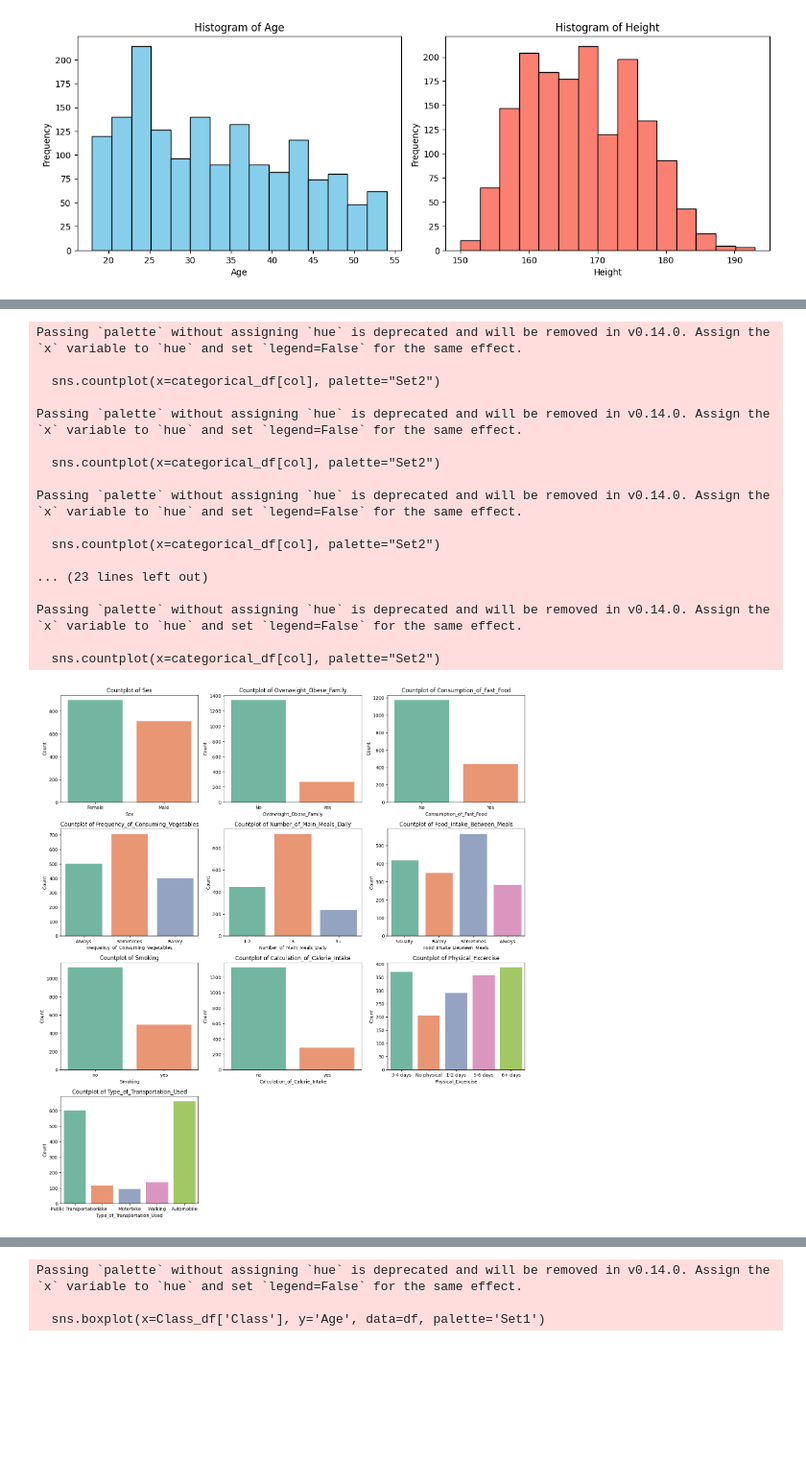
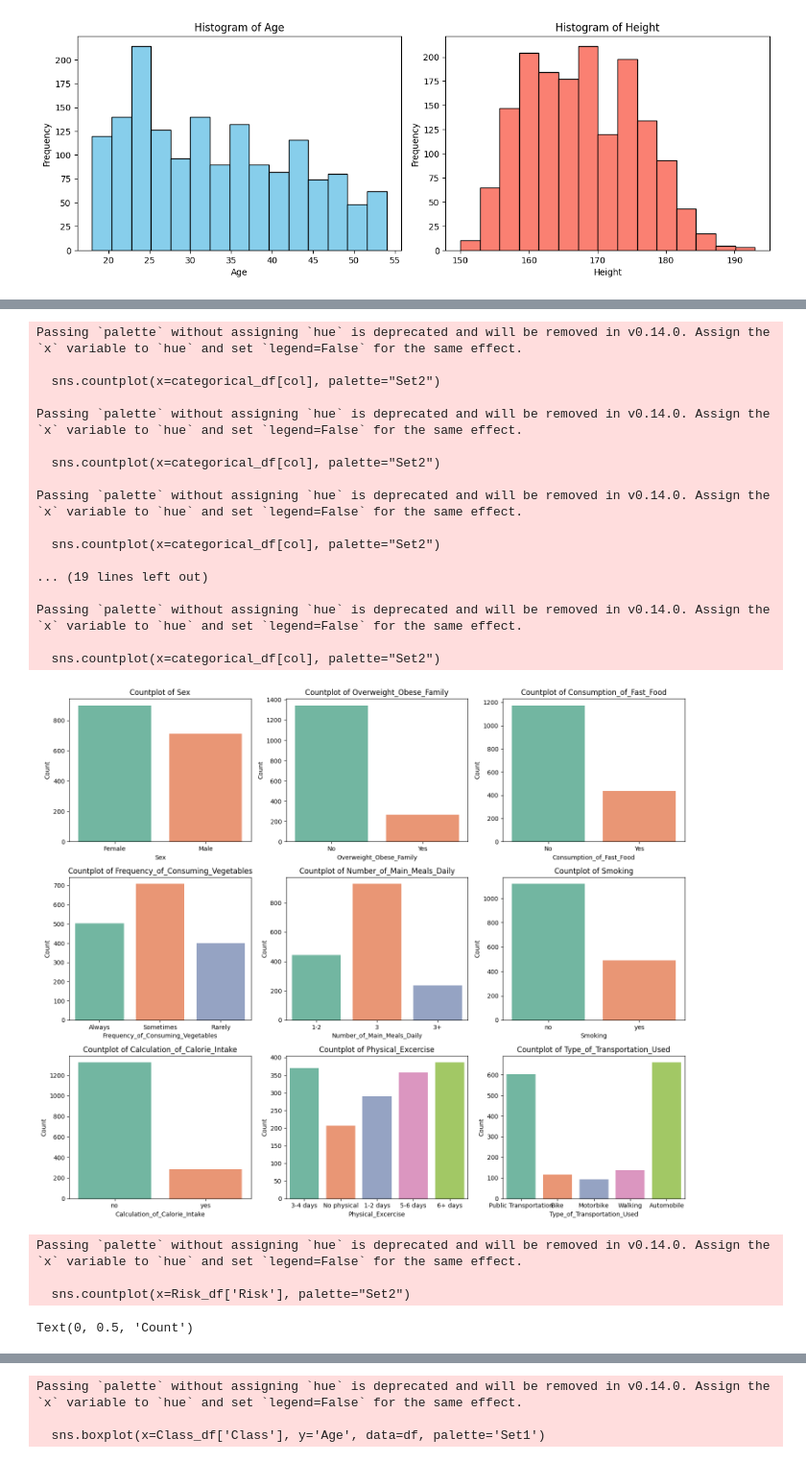
Before and after one commit to baobao1509/AI_4, a Jupyter notebook: code.ipynb, the cells around one changed output, grey strips where cells are left out. Shown at 96% size. Saved outputs shown, nothing was run; the diff lists cells and outputs as text; code cells hidden in the pictures; blank space fills up the shorter version.

```diff
--- a/code.ipynb
+++ b/code.ipynb
@@ -18,3 +18,33 @@ df.head()
 | 2 | 2 | 18 | 159 | 2 | 2 | 2 | ... |
 | 3 | 2 | 18 | 162 | 2 | 2 | 2 | ... |
 | 4 | 2 | 18 | 165 | 2 | 1 | 2 | ... |
+# %%
+import pandas as pd
+import numpy as np
+from scipy.stats import chi2_contingency
+df['Risk'] = df['Class'].apply(lambda x: 1 if x in [3, 4] else 0)
+
+def cramers_v(x, y):
+    confusion_matrix = pd.crosstab(x, y)
+    chi2 = chi2_contingency(confusion_matrix)[0]
+    n = confusion_matrix.sum().sum()
+    phi2 = chi2 / n
+    r, k = confusion_matrix.shape
+    phi2corr = max(0, phi2 - ((k-1)*(r-1)) / (n-1))  # correction for bias
+    rcorr = r - ((r-1)**2)/(n-1)
+    kcorr = k - ((k-1)**2)/(n-1)
+    return np.sqrt(phi2corr / min((kcorr-1), (rcorr-1)))
+
+categorical_cols = ['Sex', 'Overweight_Obese_Family', 'Consumption_of_Fast_Food',
+                    'Frequency_of_Consuming_Vegetables', 'Number_of_Main_Meals_Daily',
+                    'Food_Intake_Between_Meals', 'Smoking', 'Physical_Excercise',
+                    'Type_of_Transportation_Used','Liquid_Intake_Daily','Schedule_Dedicated_to_Technology','Calculation_of_Calorie_Intake']
+
+# Tính Cramér's V giữa từng biến categorical và biến Class
+results = {}
+for col in categorical_cols:
+    results[col] = cramers_v(df[col], df['Risk'])
+
+# In kết quả
+cramers_v_series = pd.Series(results).sort_values(ascending=False)
+print(cramers_v_series)
@@ -786,8 +573,7 @@ plt.show()
 # Định nghĩa lại biến categorical_columns sau khi reset môi trường
 categorical_columns = [
     'Sex', 'Overweight_Obese_Family', 'Consumption_of_Fast_Food',
-    'Frequency_of_Consuming_Vegetables', 'Number_of_Main_Meals_Daily',
-    'Food_Intake_Between_Meals', 'Smoking',
+    'Frequency_of_Consuming_Vegetables', 'Number_of_Main_Meals_Daily', 'Smoking',
     'Calculation_of_Calorie_Intake', 'Physical_Excercise', 'Type_of_Transportation_Used'
 ]
 
@@ -804,7 +590,6 @@ categorical_df['Overweight_Obese_Family'] = categorical_df['Overweight_Obese_Fam
 categorical_df['Consumption_of_Fast_Food'] = categorical_df['Consumption_of_Fast_Food'].map({1: 'Yes', 2: 'No'})
 categorical_df['Frequency_of_Consuming_Vegetables'] = categorical_df['Frequency_of_Consuming_Vegetables'].map({1: 'Rarely', 2: 'Sometimes', 3: 'Always'})
 categorical_df['Number_of_Main_Meals_Daily'] = categorical_df['Number_of_Main_Meals_Daily'].map({1: '1-2', 2: '3', 3: '3+'})
-categorical_df['Food_Intake_Between_Meals'] = categorical_df['Food_Intake_Between_Meals'].map({1: 'Rarely', 2: 'Sometimes', 3: 'Usually',4: 'Always'})
 categorical_df['Smoking'] = categorical_df['Smoking'].map({1: 'yes', 2: 'no'})
 categorical_df['Calculation_of_Calorie_Intake'] = categorical_df['Calculation_of_Calorie_Intake'].map({1: 'yes', 2: 'no'})
 categorical_df['Physical_Excercise'] = categorical_df['Physical_Excercise'].map({1: 'No physical', 2: '1-2 days', 3: '3-4 days',4:'5-6 days',5:'6+ days'})
@@ -838,39 +623,48 @@ See the caveats in the documentation: https://pandas.pydata.org/pandas-docs/stab
 # Danh sách các cột phân loại
 categorical_columns = [
     'Sex', 'Overweight_Obese_Family', 'Consumption_of_Fast_Food',
-    'Frequency_of_Consuming_Vegetables', 'Number_of_Main_Meals_Daily',
-    'Food_Intake_Between_Meals', 'Smoking',
+    'Frequency_of_Consuming_Vegetables', 'Number_of_Main_Meals_Daily','Smoking',
     'Calculation_of_Calorie_Intake', 'Physical_Excercise','Type_of_Transportation_Used'
 ]
 # Vẽ biểu đồ countplot cho từng cột phân loại
 plt.figure(figsize=(15, 20))  # Kích thước toàn bộ figure
 
 for i, col in enumerate(categorical_columns, 1):
     plt.subplot(5, 3, i)  # Lưới: 5 hàng, 3 cột
     sns.countplot(x=categorical_df[col], palette="Set2")
     plt.title(f'Countplot of {col}')
     plt.xlabel(col)
     plt.ylabel('Count')
 
 # Căn chỉnh bố cục gọn gàng
 plt.tight_layout()
 plt.show()
+
+
+sns.countplot(x=Risk_df['Risk'], palette="Set2")
+plt.title(f'Countplot of Risk')
+plt.xlabel('Risk')
+plt.ylabel('Count')
 # %% [output]
 Passing `palette` without assigning `hue` is deprecated and will be removed in v0.14.0. Assign the `x` variable to `hue` and set `legend=False` for the same effect.
 
   sns.countplot(x=categorical_df[col], palette="Set2")
 
 Passing `palette` without assigning `hue` is deprecated and will be removed in v0.14.0. Assign the `x` variable to `hue` and set `legend=False` for the same effect.
 
   sns.countplot(x=categorical_df[col], palette="Set2")
 
 Passing `palette` without assigning `hue` is deprecated and will be removed in v0.14.0. Assign the `x` variable to `hue` and set `legend=False` for the same effect.
 
   sns.countplot(x=categorical_df[col], palette="Set2")
 
-... (23 lines left out)
+... (19 lines left out)
 
 Passing `palette` without assigning `hue` is deprecated and will be removed in v0.14.0. Assign the `x` variable to `hue` and set `legend=False` for the same effect.
 
   sns.countplot(x=categorical_df[col], palette="Set2")
-[figure, old version]
+[figure, new version]
+Passing `palette` without assigning `hue` is deprecated and will be removed in v0.14.0. Assign the `x` variable to `hue` and set `legend=False` for the same effect.
+
+  sns.countplot(x=Risk_df['Risk'], palette="Set2")
+Text(0, 0.5, 'Count')
```
Also changed, not shown: parts of 8 cells of this notebook.
